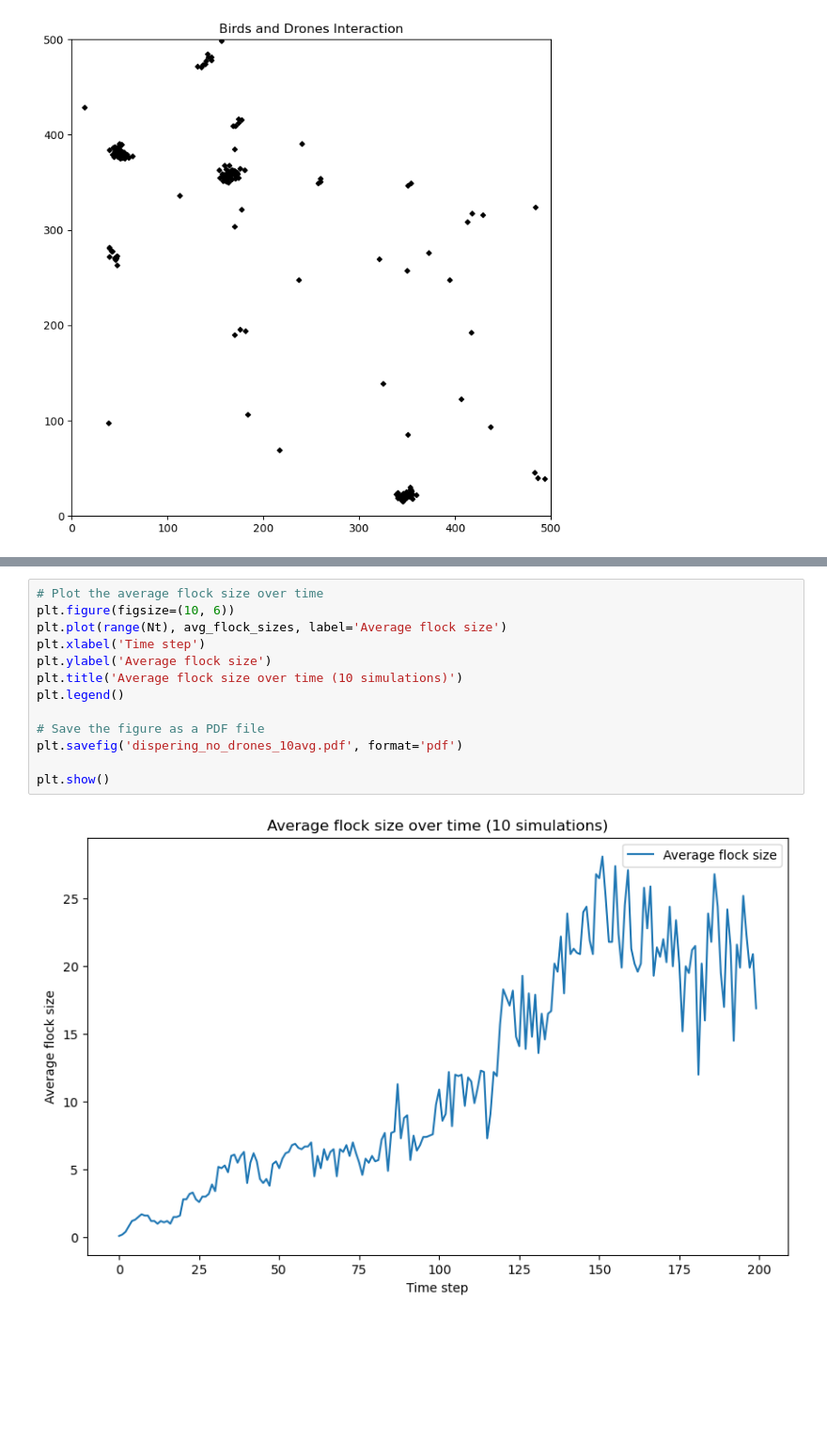
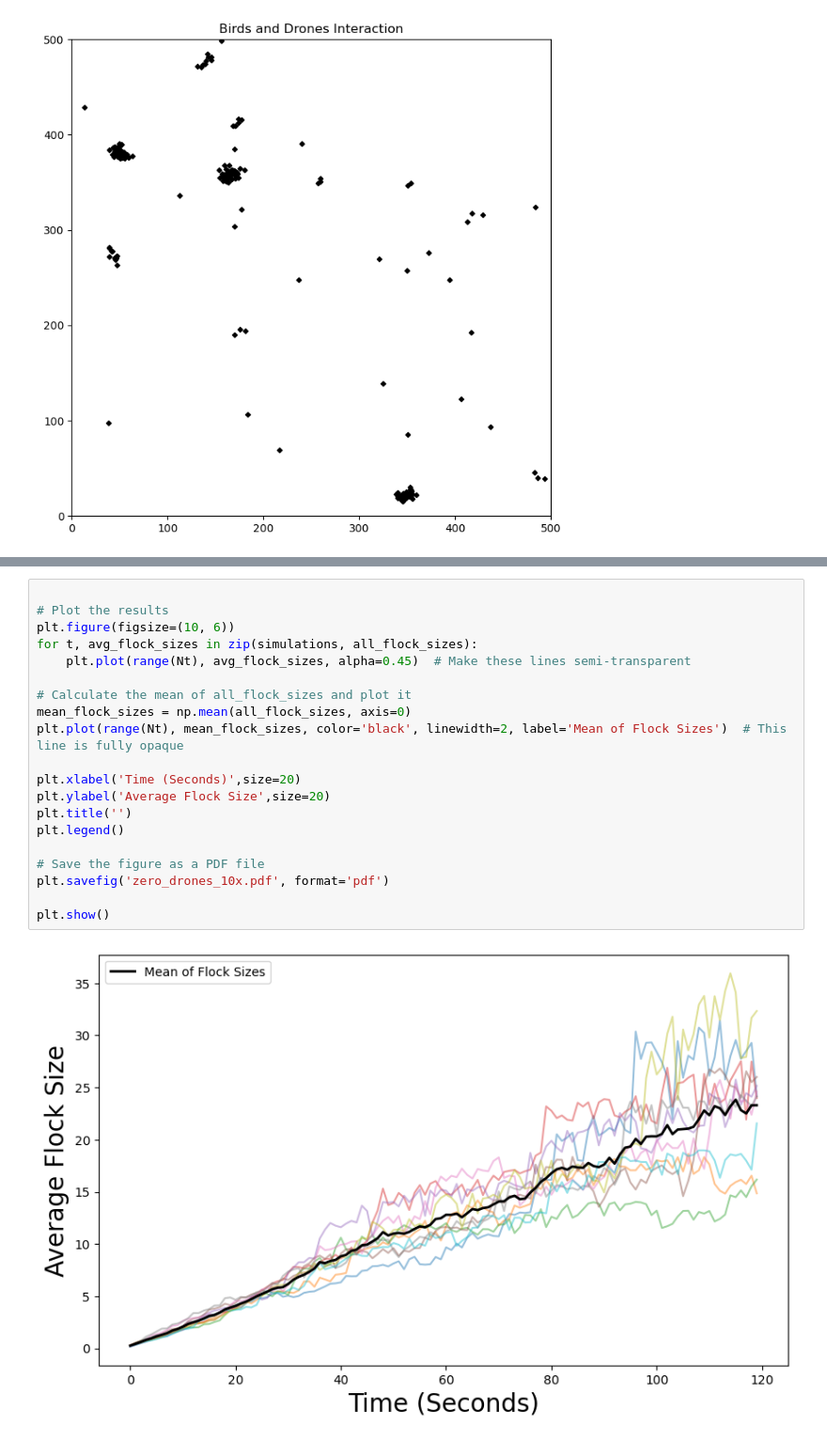
Before and after one commit to orlaghk/Flocking-Drone-Control, a Jupyter notebook: dispersing_model.ipynb, the cells around one changed output, grey strips where cells are left out. Shown at 94% size. Cells and saved outputs as stored; diff of their text form; blank space fills up the shorter version.

Commit message:
graph for no drones

```diff
--- a/dispersing_model.ipynb
+++ b/dispersing_model.ipynb
@@ -562,15 +537,22 @@ plt.show()
 # %%
-# Plot the average flock size over time
+
+# Plot the results
 plt.figure(figsize=(10, 6))
-plt.plot(range(Nt), avg_flock_sizes, label='Average flock size')
-plt.xlabel('Time step')
-plt.ylabel('Average flock size')
-plt.title('Average flock size over time (10 simulations)')
+for t, avg_flock_sizes in zip(simulations, all_flock_sizes):
+    plt.plot(range(Nt), avg_flock_sizes, alpha=0.45)  # Make these lines semi-transparent
+
+# Calculate the mean of all_flock_sizes and plot it
+mean_flock_sizes = np.mean(all_flock_sizes, axis=0)
+plt.plot(range(Nt), mean_flock_sizes, color='black', linewidth=2, label='Mean of Flock Sizes')  # This line is fully opaque
+
+plt.xlabel('Time (Seconds)',size=20)
+plt.ylabel('Average Flock Size',size=20)
+plt.title('')
 plt.legend()
 
 # Save the figure as a PDF file
-plt.savefig('dispering_no_drones_10avg.pdf', format='pdf')
+plt.savefig('zero_drones_10x.pdf', format='pdf')
 
 plt.show()
 # %% [output]
-[figure, old version]
+[figure, new version]
```
Also changed, not shown: parts of 2 cells of this notebook, 1 other file.
